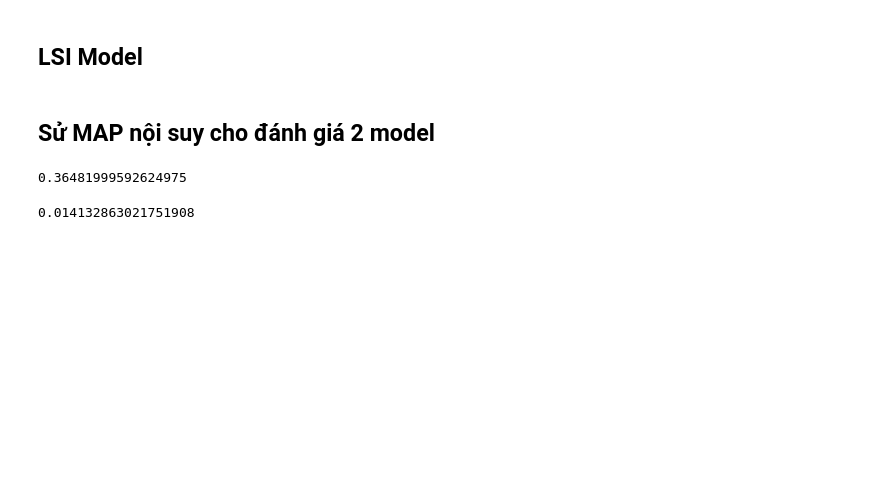
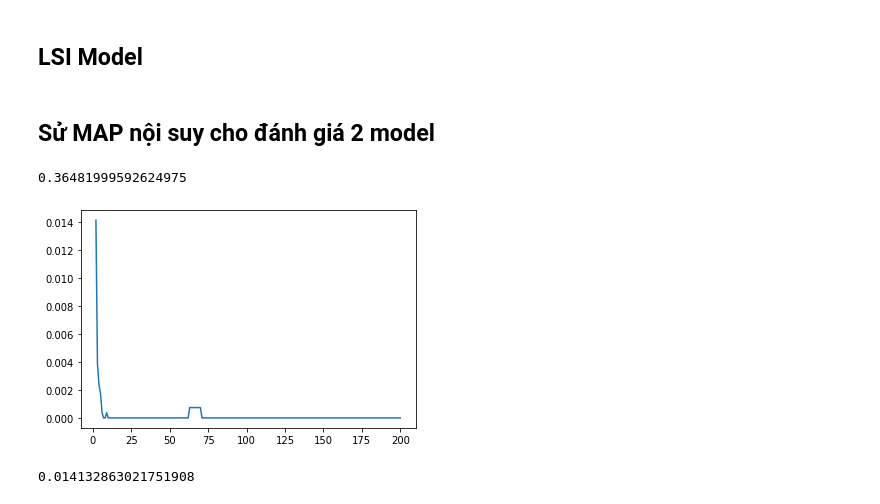
Before and after one commit to kimdiendo/SearchNews, a Jupyter notebook: Model/model.ipynb, the cells around one changed output. Drawn from its saved outputs; the diff is of its cells as text; code cells hidden in the pictures; blank space fills up the shorter version.

```diff
--- a/Model/model.ipynb
+++ b/Model/model.ipynb
@@ -338,8 +339,6 @@ def SVD_with_k_dimensional(U , Sigma  , VT , K):
      return term_vector  , document_vector
 # %%
 U , Sigma , VT = svd(array_freq_word) # sử dụng SVD để tách ma trận doc-term
-# %%
-term_vector , document_vector = SVD_with_k_dimensional(U , Sigma , VT ,2)
 # %% [markdown]
 ## Tạo từ điển term_vector và document_term
 # %%
@@ -477,10 +463,18 @@ for sample in predict_result:
 # %% [markdown]
 ## LSI Model
 # %%
-predict_result = []
-for i in range(len(sum_vector_query)):
-     temp = []
-     for id , item in dict_document_vector.items():
-          temp.append([id , cosine(sum_vector_query[i] , item)])
-     temp.sort(reverse=True , key = itemgetter(1))
-     predict_result.append(temp[:len(response[i])])
+def predict_result(dict_document_vector , sum_vector_query):
+     predict_result = []
+     for i in range(len(sum_vector_query)):
+          temp = []
+          for id , item in dict_document_vector.items():
+               temp.append([id , math.dist(sum_vector_query[i] , item)])
+          temp.sort(reverse = True , key = itemgetter(1))
+          predict_result.append(temp[:len(response[i])])
+     new_predict_result_LSI = []
+     for sample in predict_result:
+          temp = []
+          for row in sample:
+               temp.append(row[0])
+          new_predict_result_LSI.append(temp)
+     return new_predict_result_LSI
@@ -540,7 +526,23 @@ def MAP_model(new_predict_result , real_result):
 MAP_model(new_predict_result_Vector_Space , real_result)
 # %% [output]
 0.36481999592624975
-# %%
-MAP_model(new_predict_result_LSI, real_result)
-# %% [output]
-0.014132863021751908
+# %%
+MAP_result = []
+for i in tqdm(range(2, 201 , 1)):
+    term_vector , document_vector = SVD_with_k_dimensional(U , Sigma , VT , i)
+    dict_term_vector , dict_document_vector = create_dict_term_and_document(term_vector , document_vector)
+    sum_query_vector = query_processing(dict_term_vector , i)
+    new_predict_result_LSI = predict_result(dict_document_vector , sum_query_vector)
+    MAP_result.append(MAP_model(new_predict_result_LSI, real_result))
+# %%
+#Show dữ liệu
+
+import matplotlib.pyplot as plt
+plt.plot(range(2, 201 , 1) , MAP_result)
+plt.show()
+# %% [output]
+[figure, added]
+# %%
+max(MAP_result)
+# %% [output]
+0.014132863021751908
```
Also changed, not shown: parts of 5 cells of this notebook.
